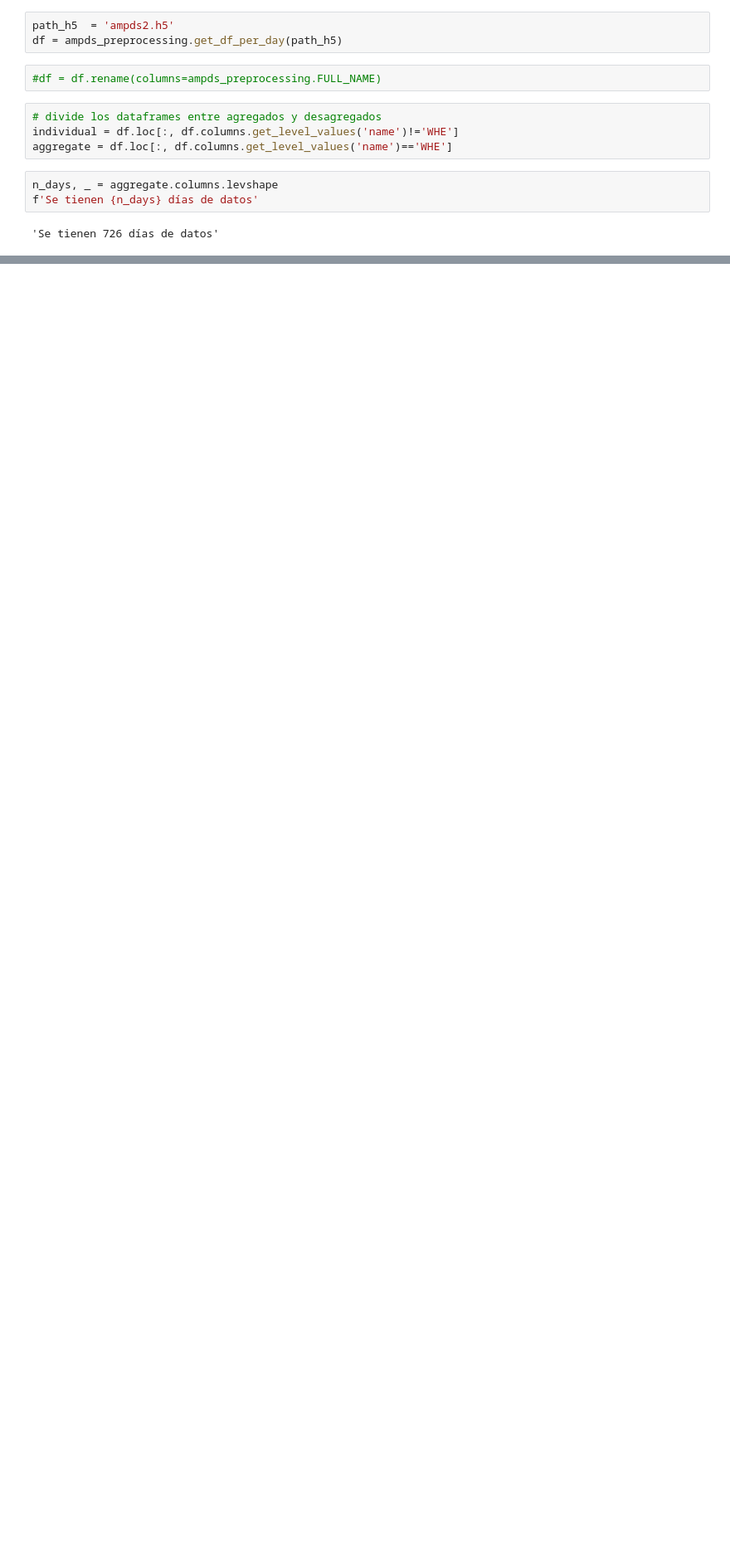
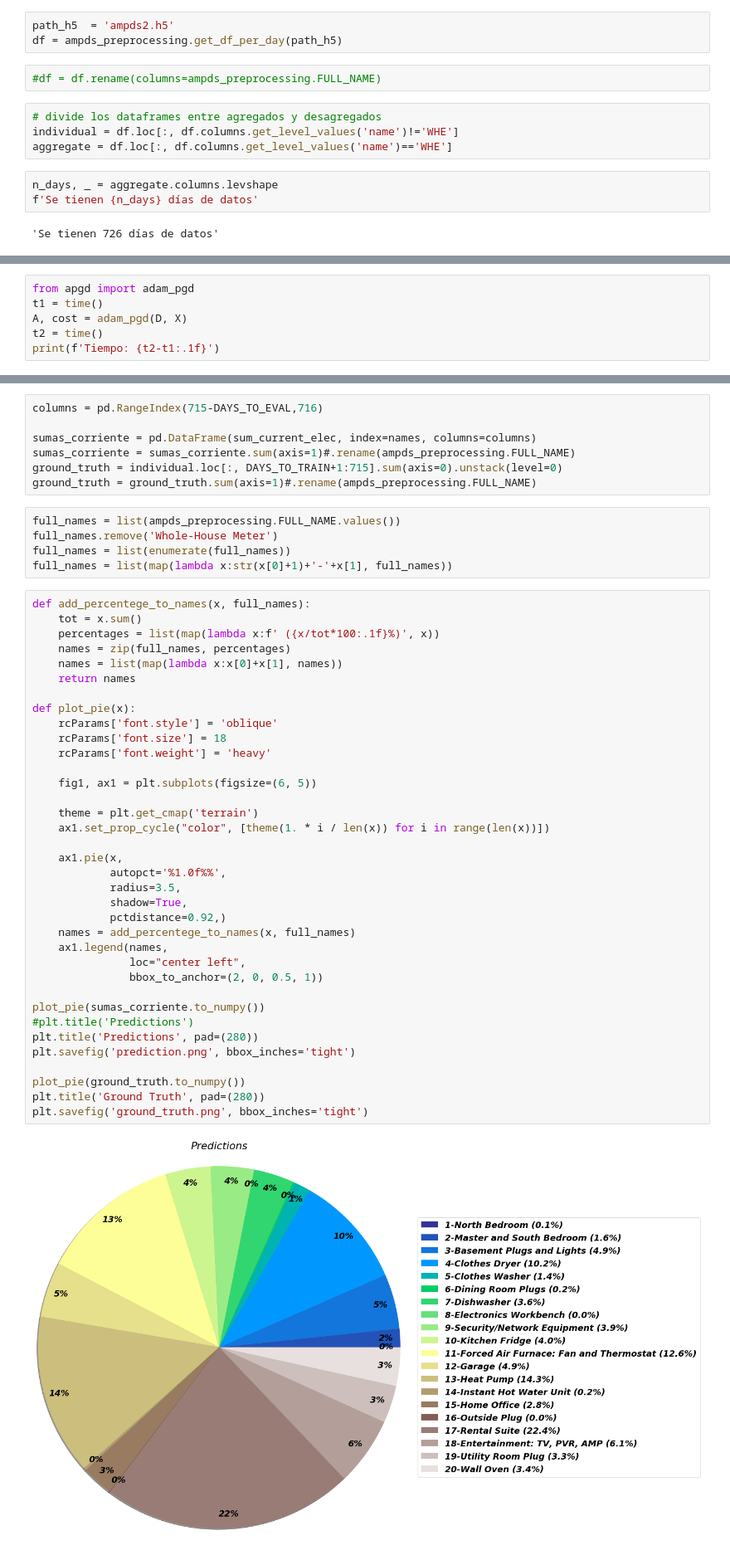
Before and after one commit to camilomarino/Obligatorios_TAO_2020, a Jupyter notebook: ProyectoFinal/AMPD_with_pandas.ipynb, the cells around one changed output, grey strips where cells are left out. Shown at 83% size. Drawn from its saved outputs; the diff is of its cells as text; blank space fills up the shorter version.

```diff
--- a/ProyectoFinal/AMPD_with_pandas.ipynb
+++ b/ProyectoFinal/AMPD_with_pandas.ipynb
@@ -237,0 +92,6 @@ plt.plot(X[:,2])
+# %%
+from apgd import adam_pgd
+t1 = time()
+A, cost = adam_pgd(D, X)
+t2 = time()
+print(f'Tiempo: {t2-t1:.1f}')
@@ -237,0 +137,50 @@ plt.plot(X[:,2])
+# %%
+columns = pd.RangeIndex(715-DAYS_TO_EVAL,716)
+
+sumas_corriente = pd.DataFrame(sum_current_elec, index=names, columns=columns)
+sumas_corriente = sumas_corriente.sum(axis=1)#.rename(ampds_preprocessing.FULL_NAME)
+ground_truth = individual.loc[:, DAYS_TO_TRAIN+1:715].sum(axis=0).unstack(level=0)
+ground_truth = ground_truth.sum(axis=1)#.rename(ampds_preprocessing.FULL_NAME)
+# %%
+full_names = list(ampds_preprocessing.FULL_NAME.values())
+full_names.remove('Whole-House Meter')
+full_names = list(enumerate(full_names))
+full_names = list(map(lambda x:str(x[0]+1)+'-'+x[1], full_names))
+# %%
+def add_percentege_to_names(x, full_names):
+    tot = x.sum()
+    percentages = list(map(lambda x:f' ({x/tot*100:.1f}%)', x))
+    names = zip(full_names, percentages)
+    names = list(map(lambda x:x[0]+x[1], names))
+    return names
+
+def plot_pie(x):
+    rcParams['font.style'] = 'oblique'
+    rcParams['font.size'] = 18
+    rcParams['font.weight'] = 'heavy'
+
+    fig1, ax1 = plt.subplots(figsize=(6, 5))
+
+    theme = plt.get_cmap('terrain')
+    ax1.set_prop_cycle("color", [theme(1. * i / len(x)) for i in range(len(x))])
+
+    ax1.pie(x,
+            autopct='%1.0f%%',
+            radius=3.5,
+            shadow=True,
+            pctdistance=0.92,)
+    names = add_percentege_to_names(x, full_names)
+    ax1.legend(names,
+               loc="center left",
+               bbox_to_anchor=(2, 0, 0.5, 1))
+
+plot_pie(sumas_corriente.to_numpy())
+#plt.title('Predictions')
+plt.title('Predictions', pad=(280))
+plt.savefig('prediction.png', bbox_inches='tight')
+
+plot_pie(ground_truth.to_numpy())
+plt.title('Ground Truth', pad=(280))
+plt.savefig('ground_truth.png', bbox_inches='tight')
+# %% [output]
+[figure, added]
```
Also changed, not shown: parts of 45 cells of this notebook.
